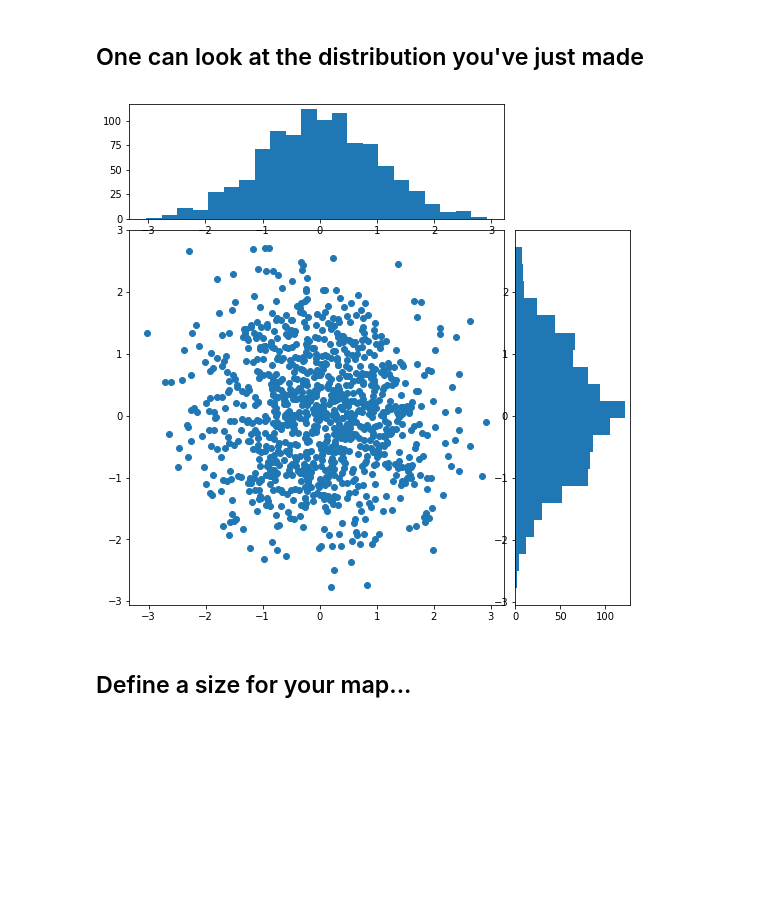
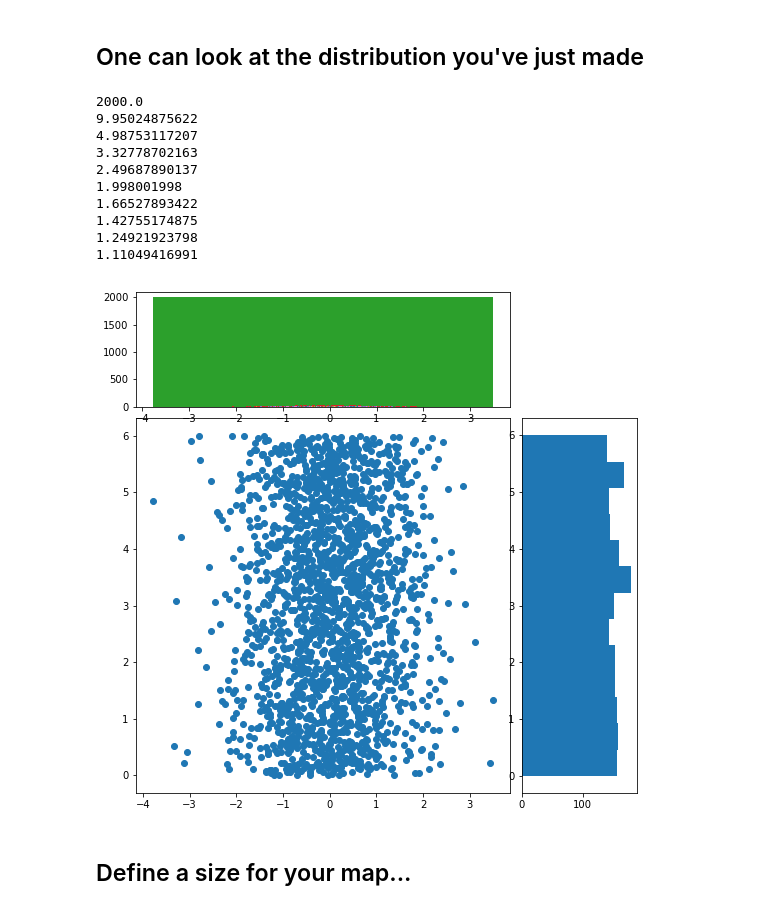
Before and after one commit to vicbonj/pydtfe, a Jupyter notebook: scripts/Density_map_2d.ipynb, the cells around one changed output. Drawn from its saved outputs; the diff is of its cells as text; code cells hidden in the pictures; blank space fills up the shorter version.

```diff
--- a/scripts/Density_map_2d.ipynb
+++ b/scripts/Density_map_2d.ipynb
@@ -11,27 +11,43 @@ from pydtfe import map_dtfe2d
 # %% [markdown]
 ## Then create a fake distribution of points
 # %%
-nb_points=1000
+nb_points=2000
 sample_test=np.random.randn(nb_points,2)
 x,y=sample_test[:,0],sample_test[:,1]
+y = np.random.sample(nb_points)*6
 # %% [markdown]
 ## One can look at the distribution you've just made
 # %%
 plt.figure(1, figsize=(8, 8))
 left, width = 0.1, 0.65
 bottom, height = 0.1, 0.65
 bottom_h = left_h = left + width + 0.02
 rect_scatter = [left, bottom, width, height]
 rect_histx = [left, bottom_h, width, 0.2]
 rect_histy = [left_h, bottom, 0.2, height]
 axScatter = plt.axes(rect_scatter)
 axHistx = plt.axes(rect_histx)
 axHisty = plt.axes(rect_histy)
 axScatter.scatter(x, y)
 n1=axHistx.hist(x,bins='auto')
 n2=axHisty.hist(y,bins='auto',orientation='horizontal')
+np.median(n1[0])
+n1=axHistx.hist(x,bins=20)
+for i in np.arange(10):
+    n1=axHistx.hist(x,bins=200*i+1)
+    print(np.mean(n1[0]))
 # %% [output]
+2000.0
+9.95024875622
+4.98753117207
+3.32778702163
+2.49687890137
+1.998001998
+1.66527893422
+1.42755174875
+1.24921923798
+1.11049416991
-[figure, old version]
+[figure, new version]
 # %% [markdown]
 ## Define a size for your map...
 # %%
```
Also changed, not shown: parts of 2 cells of this notebook, 2 other files.
